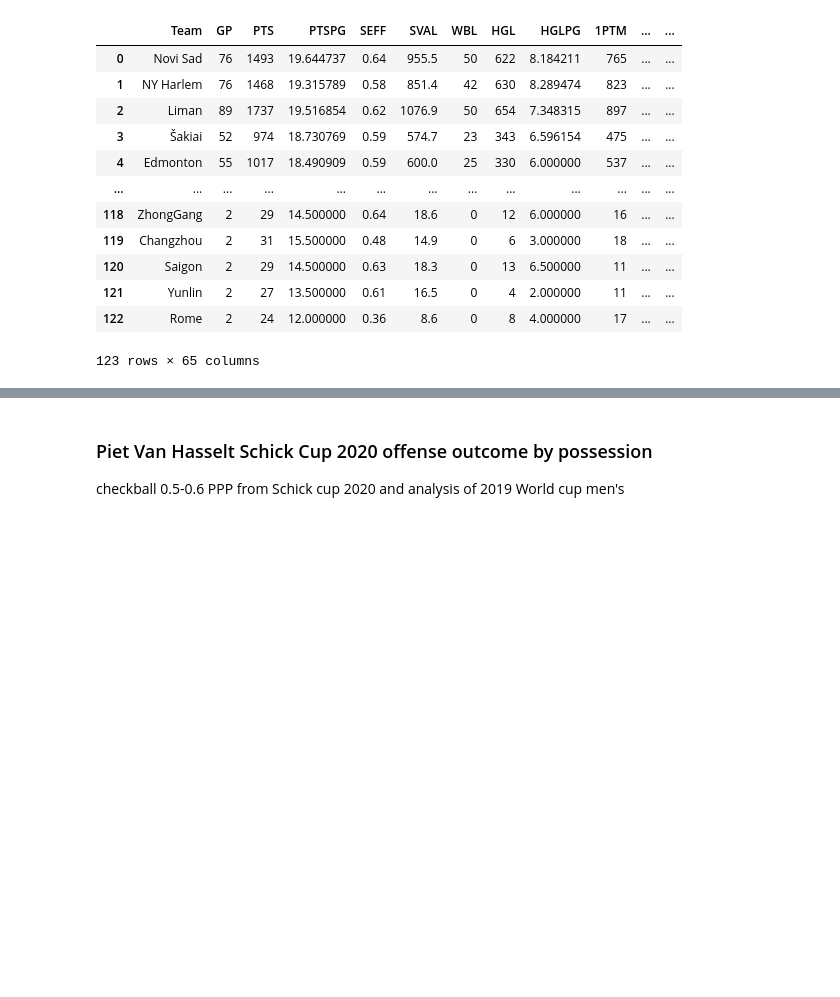
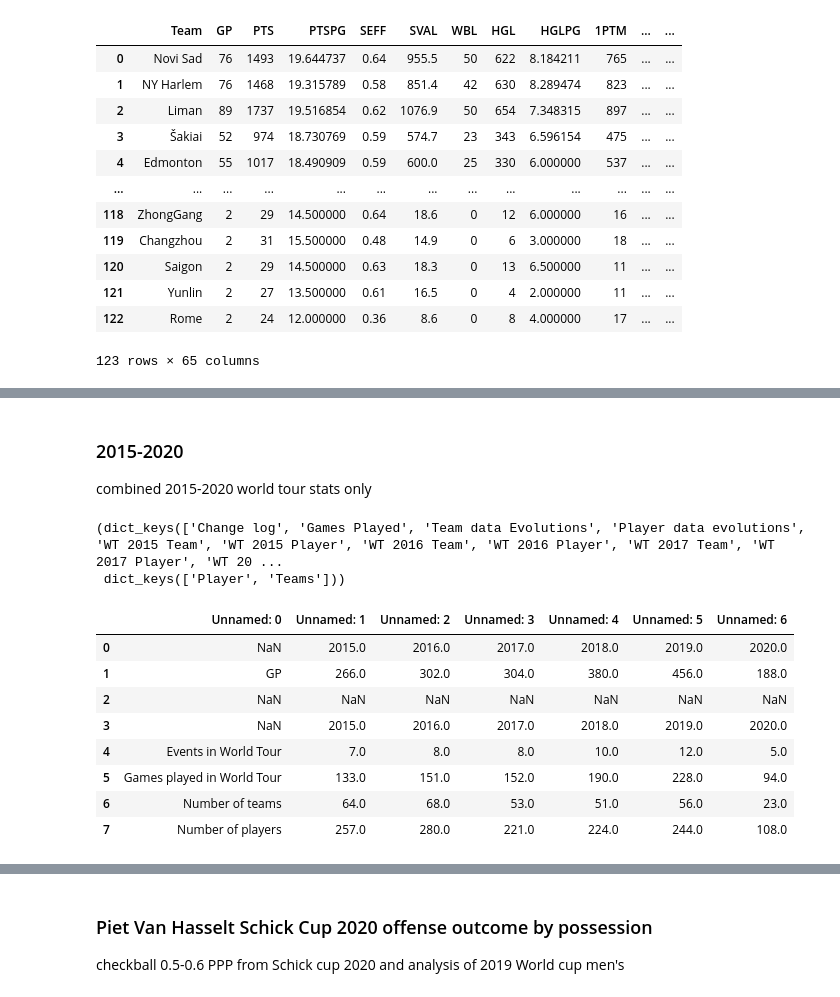
Before and after one commit to fiba3x3/analysis, a Jupyter notebook: 00_analysis.ipynb, the cells around one changed output, grey strips where cells are left out. Cells and saved outputs as stored; diff of their text form; code cells hidden in the pictures; blank space fills up the shorter version.

```diff
--- a/00_analysis.ipynb
+++ b/00_analysis.ipynb
@@ -74,0 +57,22 @@ executing.executing.NotOneValueFound: Expected one value, found 0
+# %% [markdown]
+### 2015-2020
+combined 2015-2020 world tour stats only
+# %%
+dict_15_20 = pd.read_excel('https://fiba3x3cdn.blob.core.windows.net/documents/Statistics/2020/WorldTour/FIBA3x3_WT2015-2020_statistics.xlsx', None)
+dict_WT20 = pd.read_excel('https://fiba3x3cdn.blob.core.windows.net/documents/Statistics/2020/WorldTour/FIBA3x3_WT2020_Tour_Statistics_Post-Final.xlsx', None)
+dict_15_20.keys(), dict_WT20.keys()
+# %% [output]
+(dict_keys(['Change log', 'Games Played', 'Team data Evolutions', 'Player data evolutions', 'WT 2015 Team', 'WT 2015 Player', 'WT 2016 Team', 'WT 2016 Player', 'WT 2017 Team', 'WT 2017 Player', 'WT 20 ...
+ dict_keys(['Player', 'Teams']))
+# %%
+dict_15_20['Games Played']
+# %% [output]
+|  | Unnamed: 0 | Unnamed: 1 | Unnamed: 2 | Unnamed: 3 | Unnamed: 4 | Unnamed: 5 | Unnamed: 6 |
+| 0 | NaN | 2015.0 | 2016.0 | 2017.0 | 2018.0 | 2019.0 | 2020.0 |
+| 1 | GP | 266.0 | 302.0 | 304.0 | 380.0 | 456.0 | 188.0 |
+| 2 | NaN | NaN | NaN | NaN | NaN | NaN | NaN |
+| 3 | NaN | 2015.0 | 2016.0 | 2017.0 | 2018.0 | 2019.0 | 2020.0 |
+| 4 | Events in World Tour | 7.0 | 8.0 | 8.0 | 10.0 | 12.0 | 5.0 |
+| 5 | Games played in World Tour | 133.0 | 151.0 | 152.0 | 190.0 | 228.0 | 94.0 |
+| 6 | Number of teams | 64.0 | 68.0 | 53.0 | 51.0 | 56.0 | 23.0 |
+| 7 | Number of players | 257.0 | 280.0 | 221.0 | 224.0 | 244.0 | 108.0 |
```
Also changed, not shown: parts of 5 cells of this notebook, 14 other files.
